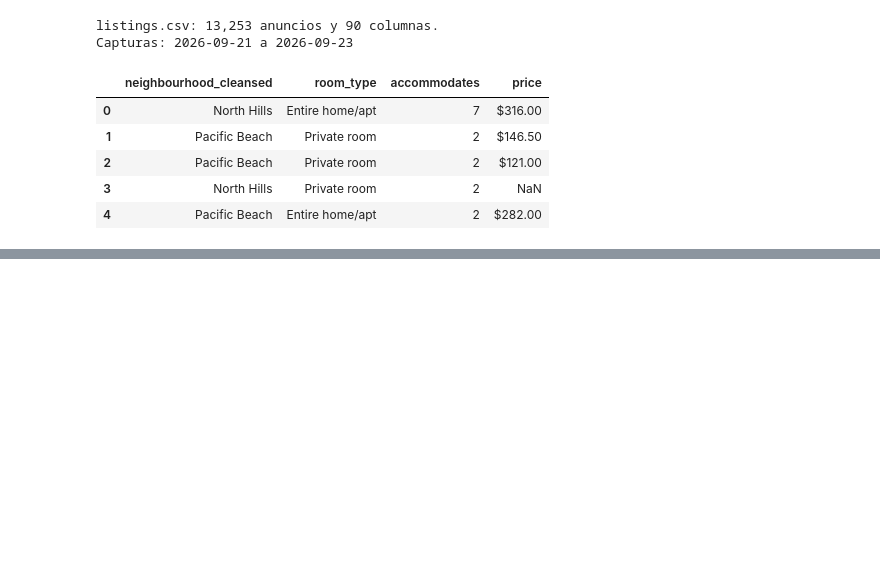
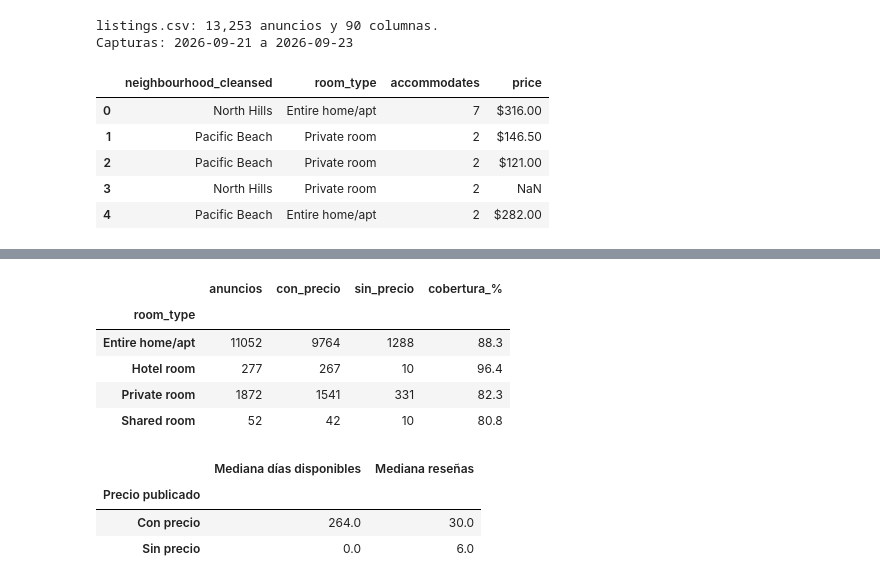
Before and after one commit to Morix9087/Proyecto-2, a Jupyter notebook: Ingenieria de Datos/Analisis exploratorio de datos iniciales.ipynb, the cells around one changed output, grey strips where cells are left out. Cells and saved outputs as stored; diff of their text form; code cells hidden in the pictures; blank space fills up the shorter version.

```diff
--- a/Ingenieria de Datos/Analisis exploratorio de datos iniciales.ipynb
+++ b/Ingenieria de Datos/Analisis exploratorio de datos iniciales.ipynb
@@ -42,0 +90,20 @@ Capturas: 2026-09-21 a 2026-09-23
+# %%
+cobertura = original.groupby("room_type")["price"].agg(anuncios="size", con_precio="count")
+cobertura["sin_precio"] = cobertura["anuncios"] - cobertura["con_precio"]
+cobertura["cobertura_%"] = (100 * cobertura["con_precio"] / cobertura["anuncios"]).round(1)
+display(cobertura)
+display(original.groupby(original["price"].notna().map({True: "Con precio", False: "Sin precio"}))
+        [["availability_365", "number_of_reviews"]].median()
+        .rename_axis("Precio publicado").rename(columns={"availability_365": "Mediana días disponibles",
+                                                         "number_of_reviews": "Mediana reseñas"}))
+# %% [output]
+|  | anuncios | con_precio | sin_precio | cobertura_% |
+| room_type |  |  |  |  |
+| Entire home/apt | 11052 | 9764 | 1288 | 88.3 |
+| Hotel room | 277 | 267 | 10 | 96.4 |
+| Private room | 1872 | 1541 | 331 | 82.3 |
+| Shared room | 52 | 42 | 10 | 80.8 |
+|  | Mediana días disponibles | Mediana reseñas |
+| Precio publicado |  |  |
+| Con precio | 264.0 | 30.0 |
+| Sin precio | 0.0 | 6.0 |
```
Also changed, not shown: parts of 2 cells of this notebook.
